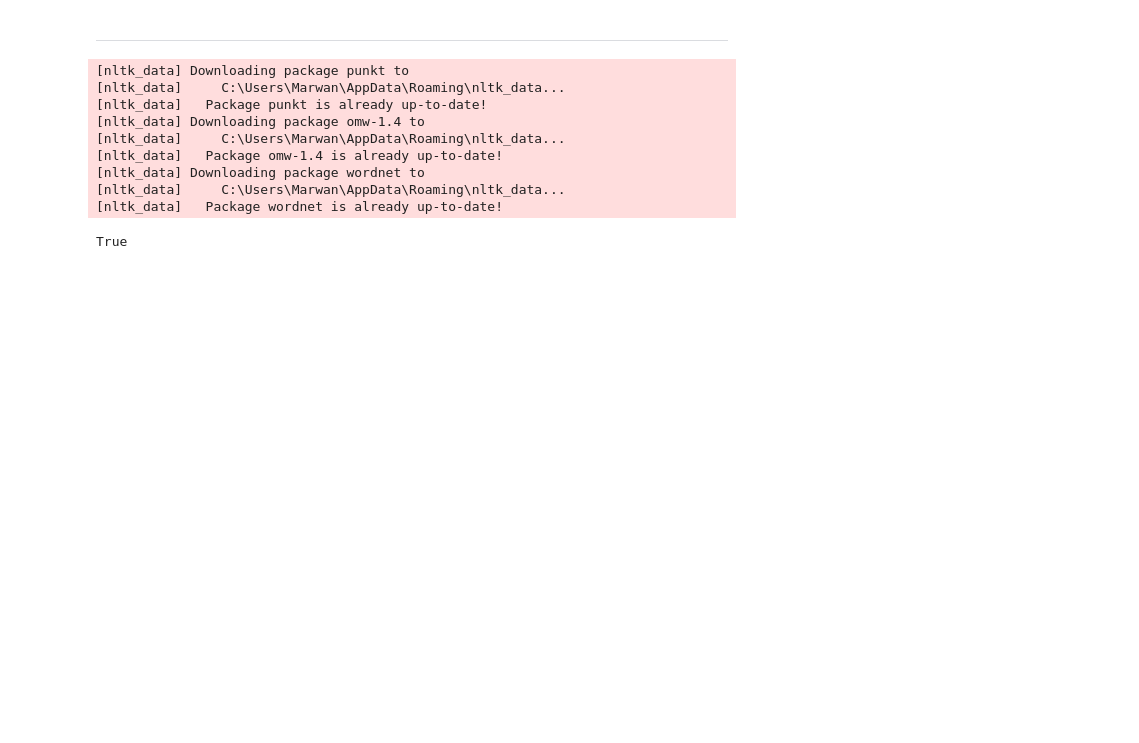
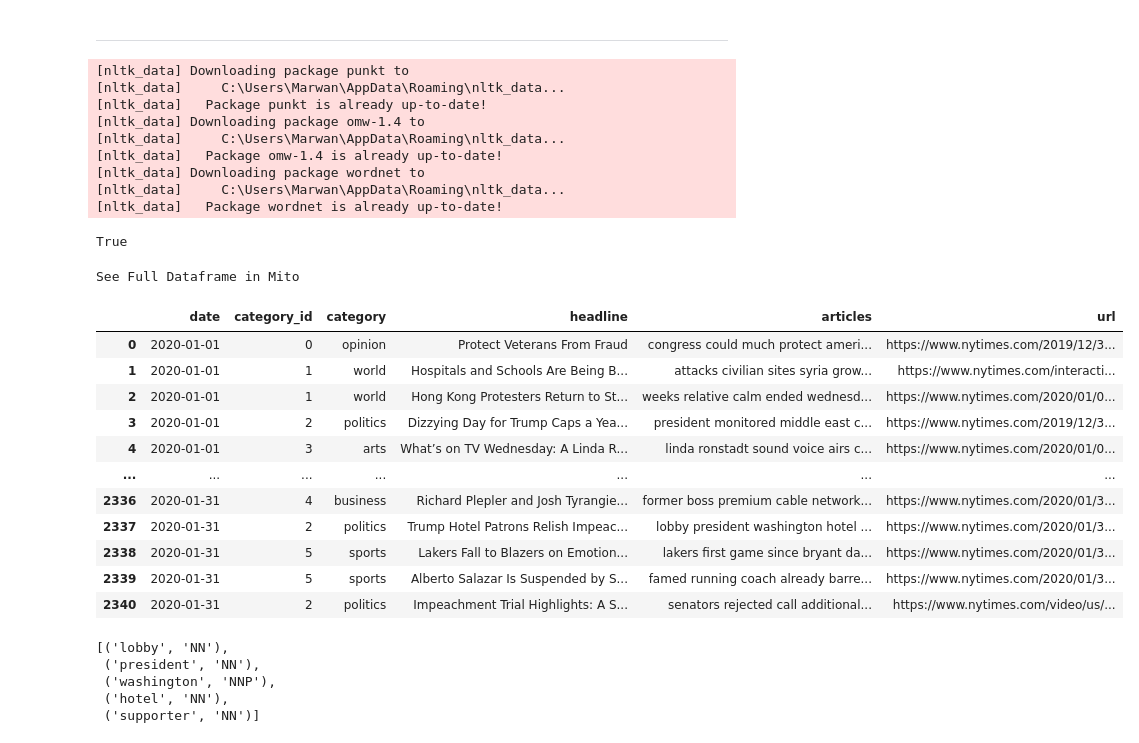
Before and after one commit to MEOW119X/Automated-News-Categorizer, a Jupyter notebook: notebook/Cleansing.ipynb, the cells around one changed output. Saved outputs shown, nothing was run; the diff lists cells and outputs as text; code cells hidden in the pictures; blank space fills up the shorter version.

```diff
--- a/notebook/Cleansing.ipynb
+++ b/notebook/Cleansing.ipynb
@@ -364,7 +364,7 @@ def remove_special_char(row):
 def join_words(row):
     '''Join the words after tokenize'''
 
-    return " ".join(text for text in row)
+    return " ".join(str(text) for text in row)
 # %%
 def lowerCase(row):
     '''Lower case the words'''
@@ -390,6 +388,22 @@ def apply_function():
     return df3['articles']
 # %%
 df3['articles']  = apply_function()
+# %%
+df3
+# %% [output]
+See Full Dataframe in Mito
+|  | date | category_id | category | headline | articles | url |
+| 0 | 2020-01-01 | 0 | opinion | Protect Veterans From Fraud | congress could much protect ameri... | https://www.nytimes.com/2019/12/3... |
+| 1 | 2020-01-01 | 1 | world | Hospitals and Schools Are Being B... | attacks civilian sites syria grow... | https://www.nytimes.com/interacti... |
+| 2 | 2020-01-01 | 1 | world | Hong Kong Protesters Return to St... | weeks relative calm ended wednesd... | https://www.nytimes.com/2020/01/0... |
+| 3 | 2020-01-01 | 2 | politics | Dizzying Day for Trump Caps a Yea... | president monitored middle east c... | https://www.nytimes.com/2019/12/3... |
+| 4 | 2020-01-01 | 3 | arts | What’s on TV Wednesday: A Linda R... | linda ronstadt sound voice airs c... | https://www.nytimes.com/2020/01/0... |
+| ... | ... | ... | ... | ... | ... | ... |
+| 2336 | 2020-01-31 | 4 | business | Richard Plepler and Josh Tyrangie... | former boss premium cable network... | https://www.nytimes.com/2020/01/3... |
+| 2337 | 2020-01-31 | 2 | politics | Trump Hotel Patrons Relish Impeac... | lobby president washington hotel ... | https://www.nytimes.com/2020/01/3... |
+| 2338 | 2020-01-31 | 5 | sports | Lakers Fall to Blazers on Emotion... | lakers first game since bryant da... | https://www.nytimes.com/2020/01/3... |
+| 2339 | 2020-01-31 | 5 | sports | Alberto Salazar Is Suspended by S... | famed running coach already barre... | https://www.nytimes.com/2020/01/3... |
+| 2340 | 2020-01-31 | 2 | politics | Impeachment Trial Highlights: A S... | senators rejected call additional... | https://www.nytimes.com/video/us/... |
 # %%
 def nltk_tag_to_wordnet_tag(nltk_tag):
     if nltk_tag.startswith('J'):
@@ -416,3 +430,11 @@ def lemmatize_sentence(sentence):
             #else use the tag to lemmatize the token
             lemmatized_sentence.append(lemmatizer.lemmatize(word, tag))
     return " ".join(lemmatized_sentence)
+# %%
+nltk.pos_tag(nltk.word_tokenize('lobby president washington hotel supporter'))
+# %% [output]
+[('lobby', 'NN'),
+ ('president', 'NN'),
+ ('washington', 'NNP'),
+ ('hotel', 'NN'),
+ ('supporter', 'NN')]
```
Also changed, not shown: parts of 4 cells of this notebook.
